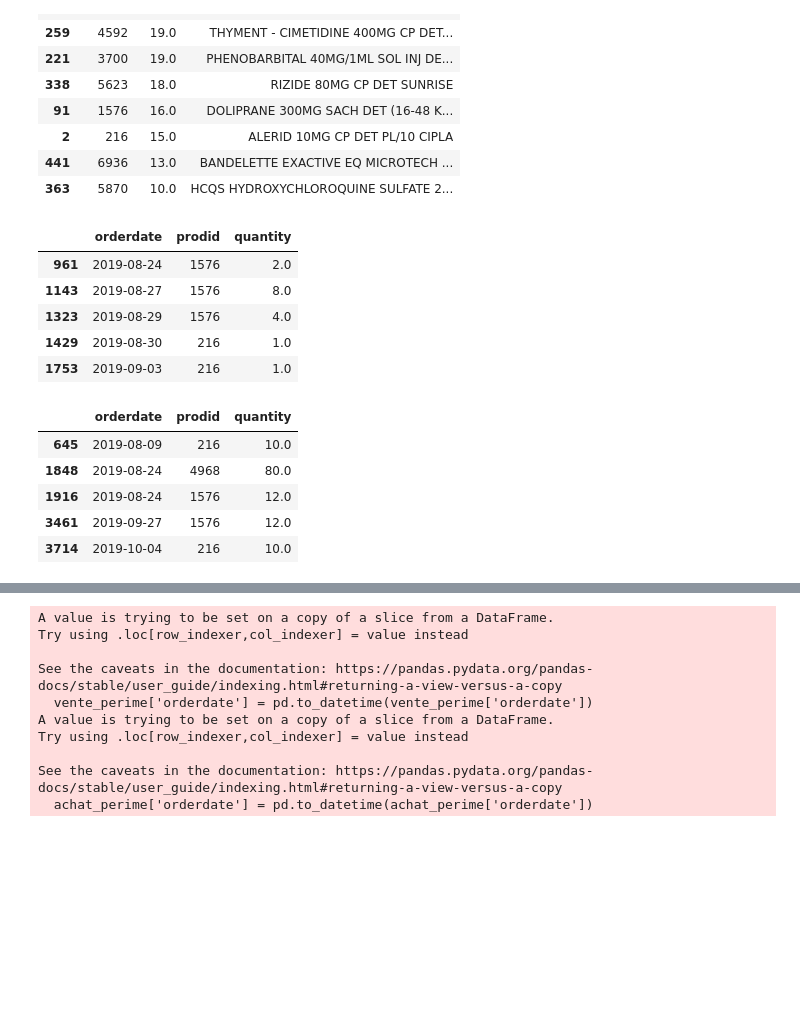
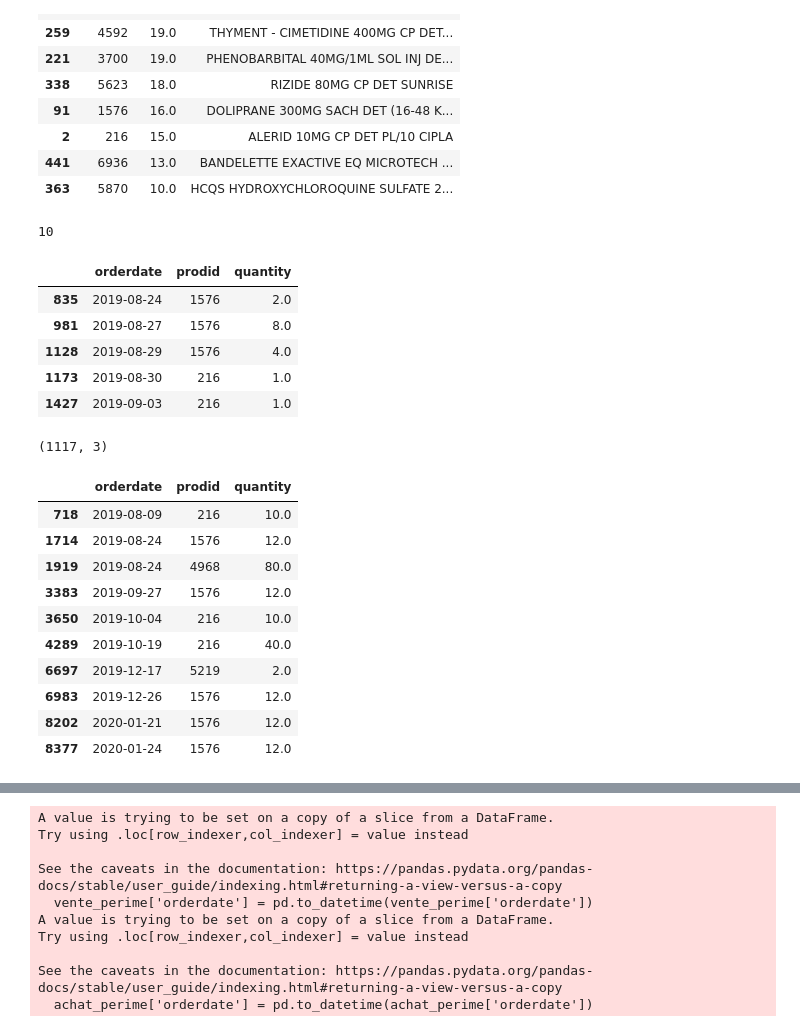
Before and after one commit to Fenokely/projetia_iasm1, a Jupyter notebook: data_visualisation.ipynb, the cells around one changed output, grey strips where cells are left out. Saved outputs shown, nothing was run; the diff lists cells and outputs as text; code cells hidden in the pictures; blank space fills up the shorter version.

```diff
--- a/data_visualisation.ipynb
+++ b/data_visualisation.ipynb
@@ -45,2 +25,0 @@ np.int64(623)
-# %%
-achat = achat.drop_duplicates()
@@ -66,0 +81,6 @@ prodid_map.head()
+# %%
+# Regrouper les valeures dupliquées en date et produit et
+# remplacer les  valeures de leur quantités en somme des quantités du groupe
+
+achat_nodup = achat.groupby(['orderdate','prodid'], as_index=False)['quantity'].sum()
+achat_nodup.head()
@@ -107,28 +148,41 @@ plus_perime.join(prodid_map, on='prodid')
 | 2 | 216 | 15.0 | ALERID 10MG CP DET PL/10 CIPLA |
 | 441 | 6936 | 13.0 | BANDELETTE EXACTIVE EQ MICROTECH ... |
 | 363 | 5870 | 10.0 | HCQS HYDROXYCHLOROQUINE SULFATE 2... |
+# %%
+plus_perime.shape[0]
+# %% [output]
+10
 # %%
 # Filtrer les données de vente pour ne garder que les produits dans 'plus_perime'
 
-vente_perime = vente[vente['prodid'].isin(plus_perime['prodid'])]
+vente_perime = vente_nodup[vente_nodup['prodid'].isin(plus_perime['prodid'])]
 vente_perime.head()
 # %% [output]
 |  | orderdate | prodid | quantity |
-| 961 | 2019-08-24 | 1576 | 2.0 |
-| 1143 | 2019-08-27 | 1576 | 8.0 |
-| 1323 | 2019-08-29 | 1576 | 4.0 |
-| 1429 | 2019-08-30 | 216 | 1.0 |
-| 1753 | 2019-09-03 | 216 | 1.0 |
+| 835 | 2019-08-24 | 1576 | 2.0 |
+| 981 | 2019-08-27 | 1576 | 8.0 |
+| 1128 | 2019-08-29 | 1576 | 4.0 |
+| 1173 | 2019-08-30 | 216 | 1.0 |
+| 1427 | 2019-09-03 | 216 | 1.0 |
+# %%
+vente_perime.shape
+# %% [output]
+(1117, 3)
 # %%
-achat_perime = achat[achat['prodid'].isin(plus_perime['prodid'])]
-achat_perime.head()
+achat_perime = achat_nodup[achat_nodup['prodid'].isin(plus_perime['prodid'])]
+achat_perime.head(10)
 # %% [output]
 |  | orderdate | prodid | quantity |
-| 645 | 2019-08-09 | 216 | 10.0 |
-| 1848 | 2019-08-24 | 4968 | 80.0 |
-| 1916 | 2019-08-24 | 1576 | 12.0 |
-| 3461 | 2019-09-27 | 1576 | 12.0 |
-| 3714 | 2019-10-04 | 216 | 10.0 |
+| 718 | 2019-08-09 | 216 | 10.0 |
+| 1714 | 2019-08-24 | 1576 | 12.0 |
+| 1919 | 2019-08-24 | 4968 | 80.0 |
+| 3383 | 2019-09-27 | 1576 | 12.0 |
+| 3650 | 2019-10-04 | 216 | 10.0 |
+| 4289 | 2019-10-19 | 216 | 40.0 |
+| 6697 | 2019-12-17 | 5219 | 2.0 |
+| 6983 | 2019-12-26 | 1576 | 12.0 |
+| 8202 | 2020-01-21 | 1576 | 12.0 |
+| 8377 | 2020-01-24 | 1576 | 12.0 |
 # %%
 vente_perime.info()
 # %% [output]
```
Also changed, not shown: parts of 61 cells of this notebook.
